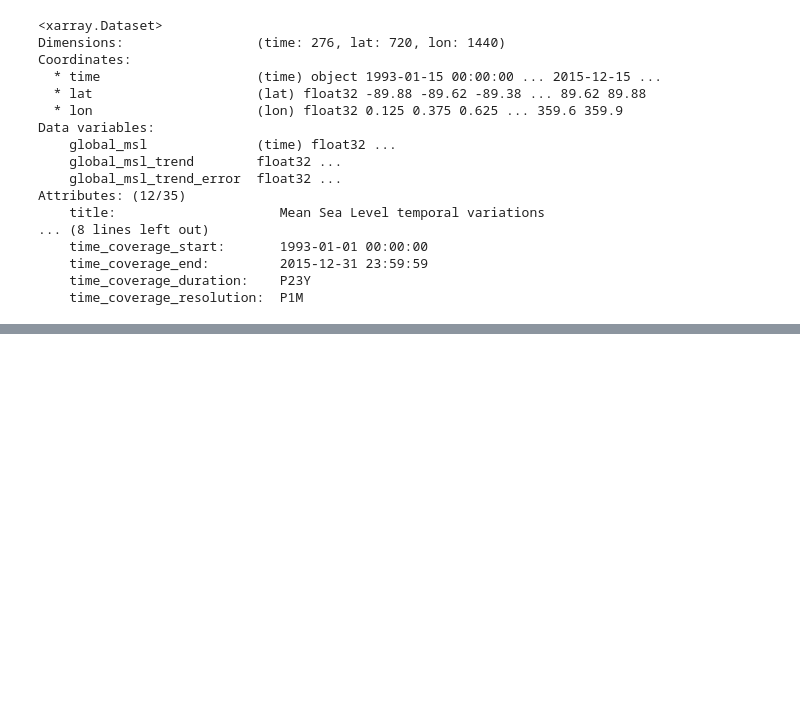
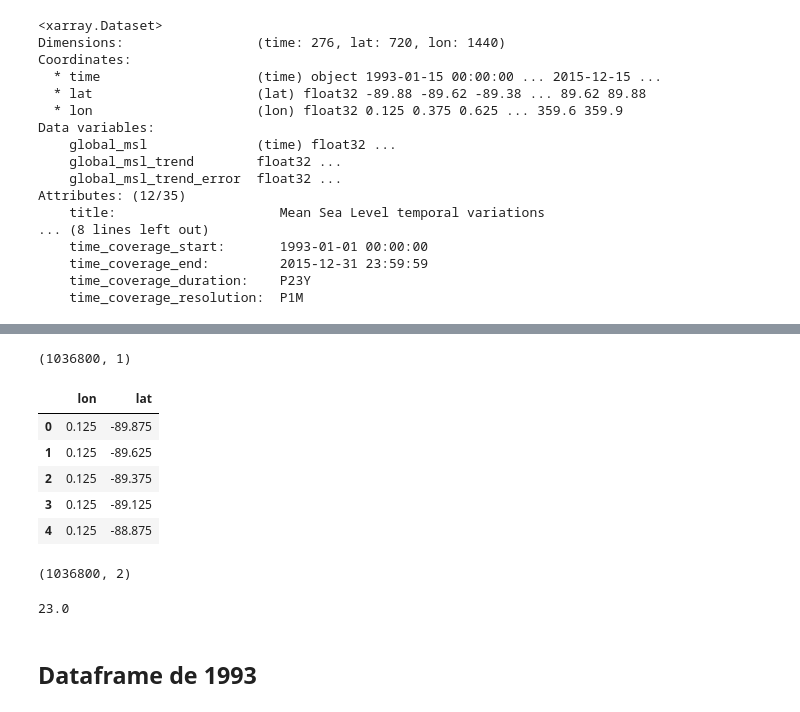
Before and after one commit to kaaiik/Proyecto-final, a Jupyter notebook: notebook/cities.ipynb, the cells around one changed output, grey strips where cells are left out. Cells and saved outputs as stored; diff of their text form; code cells hidden in the pictures; blank space fills up the shorter version.

```diff
--- a/notebook/cities.ipynb
+++ b/notebook/cities.ipynb
@@ -412,0 +95,5 @@ df.head()
+# %%
+df2 = pd.DataFrame()
+df2['lon'] = list(pd.Series(map_df.variables['lon'][:]))
+df2['lon'] = df2.lon.apply(lambda x:[x]*len(map_df.variables['lat'][:]))
+df2.head()
@@ -412,0 +107,17 @@ df.head()
+# %%
+lst = list(df2.lon)
+# %%
+def desenredar(lst):
+    res = []
+
+    for i in lst:
+        for j in i:
+            res.append(j)
+
+    return res
+
+lst_def = desenredar(lst)
+# %%
+df_def = pd.DataFrame()
+df_def['lon'] = lst_def
+df_def.head()
@@ -412,0 +131,20 @@ df.head()
+# %%
+df_def.shape
+# %% [output]
+(1036800, 1)
+# %%
+lats = list(pd.Series(map_df.variables['lat'][:]))
+lats = lats*len(list(map_df.variables['lon'][:]))
+df_def['lat'] = lats
+df_def.head()
+# %% [output]
+|  | lon | lat |
+| 0 | 0.125 | -89.875 |
+| 1 | 0.125 | -89.625 |
+| 2 | 0.125 | -89.375 |
+| 3 | 0.125 | -89.125 |
+| 4 | 0.125 | -88.875 |
+# %%
+df_def.shape
+# %% [output]
+(1036800, 2)
@@ -412,0 +153,4 @@ df.head()
+# %%
+23846400/(720*1440)
+# %% [output]
+23.0
@@ -412,0 +159,2 @@ df.head()
+# %% [markdown]
+## Dataframe de 1993
```
Also changed, not shown: parts of 54 cells of this notebook, 1 other file.
